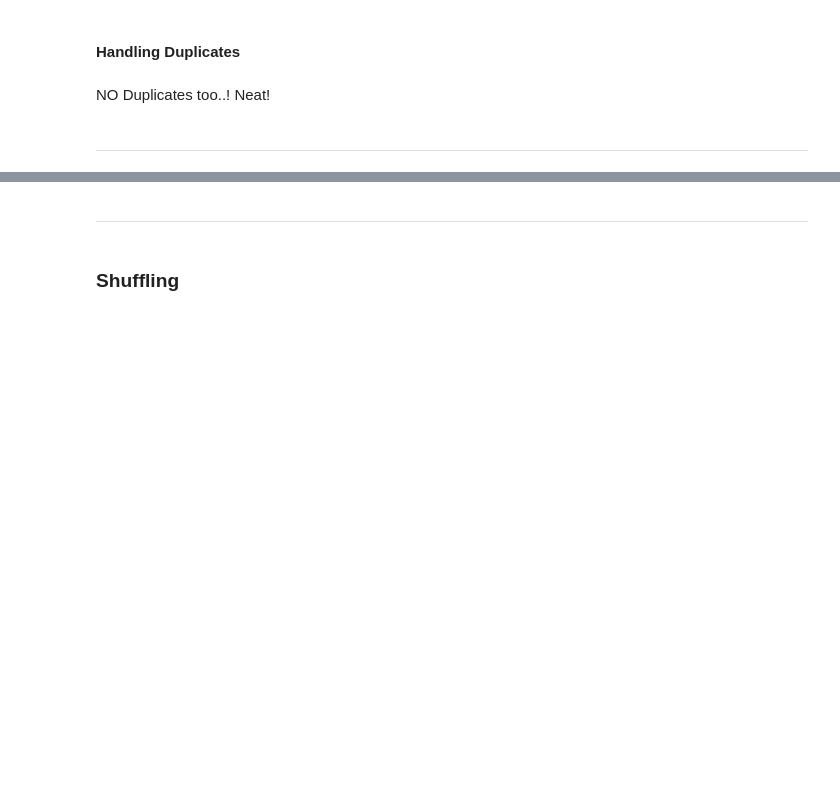
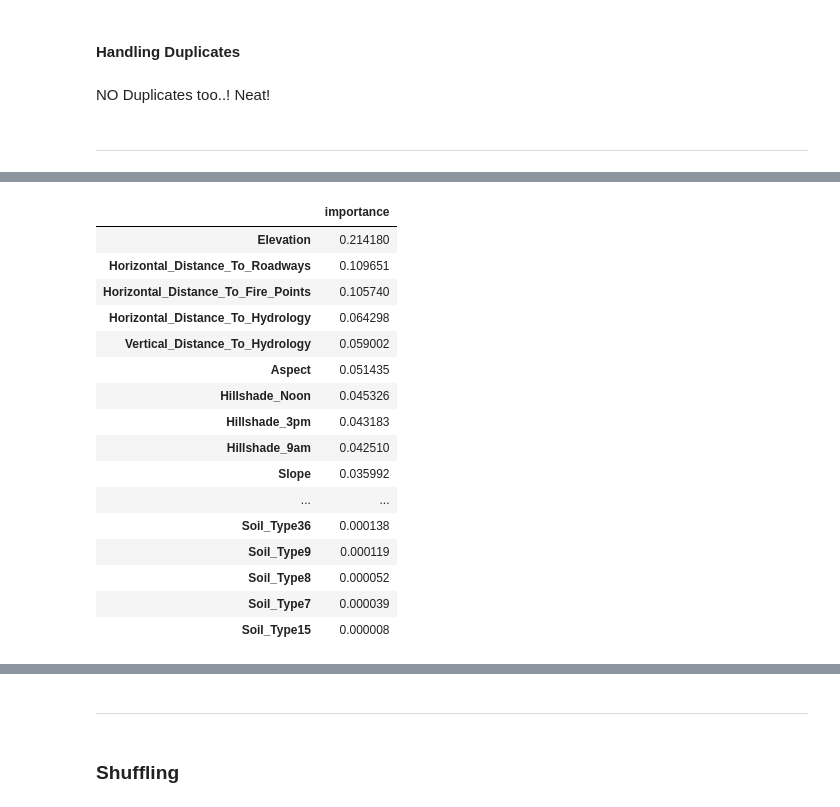
Before and after one commit to JuzerShakir/Forest_Cover-Type, a Jupyter notebook: result.ipynb, the cells around one changed output, grey strips where cells are left out. Drawn from its saved outputs; the diff is of its cells as text; code cells hidden in the pictures; blank space fills up the shorter version.

```diff
--- a/result.ipynb
+++ b/result.ipynb
@@ -882,0 +875,33 @@ NO Duplicates too..! Neat!
+# %%
+from sklearn.ensemble import ExtraTreesClassifier
+
+model = ExtraTreesClassifier(random_state = 53)
+
+# feeding all our features to var 'X'
+X = data.iloc[:,:-1]
+# feeding our target variable to var 'y'
+y = data['Cover_Type']
+
+model.fit(X, y)
+
+ETC_feature_importances = pd.DataFrame(model.feature_importances_, index = X.columns, columns=['importance']).sort_values('importance', ascending=False)
+
+ETC_feature_importances
+# %% [output]
+|  | importance |
+| Elevation | 0.214180 |
+| Horizontal_Distance_To_Roadways | 0.109651 |
+| Horizontal_Distance_To_Fire_Points | 0.105740 |
+| Horizontal_Distance_To_Hydrology | 0.064298 |
+| Vertical_Distance_To_Hydrology | 0.059002 |
+| Aspect | 0.051435 |
+| Hillshade_Noon | 0.045326 |
+| Hillshade_3pm | 0.043183 |
+| Hillshade_9am | 0.042510 |
+| Slope | 0.035992 |
+| ... | ... |
+| Soil_Type36 | 0.000138 |
+| Soil_Type9 | 0.000119 |
+| Soil_Type8 | 0.000052 |
+| Soil_Type7 | 0.000039 |
+| Soil_Type15 | 0.000008 |
```
Also changed, not shown: parts of 17 cells of this notebook.
